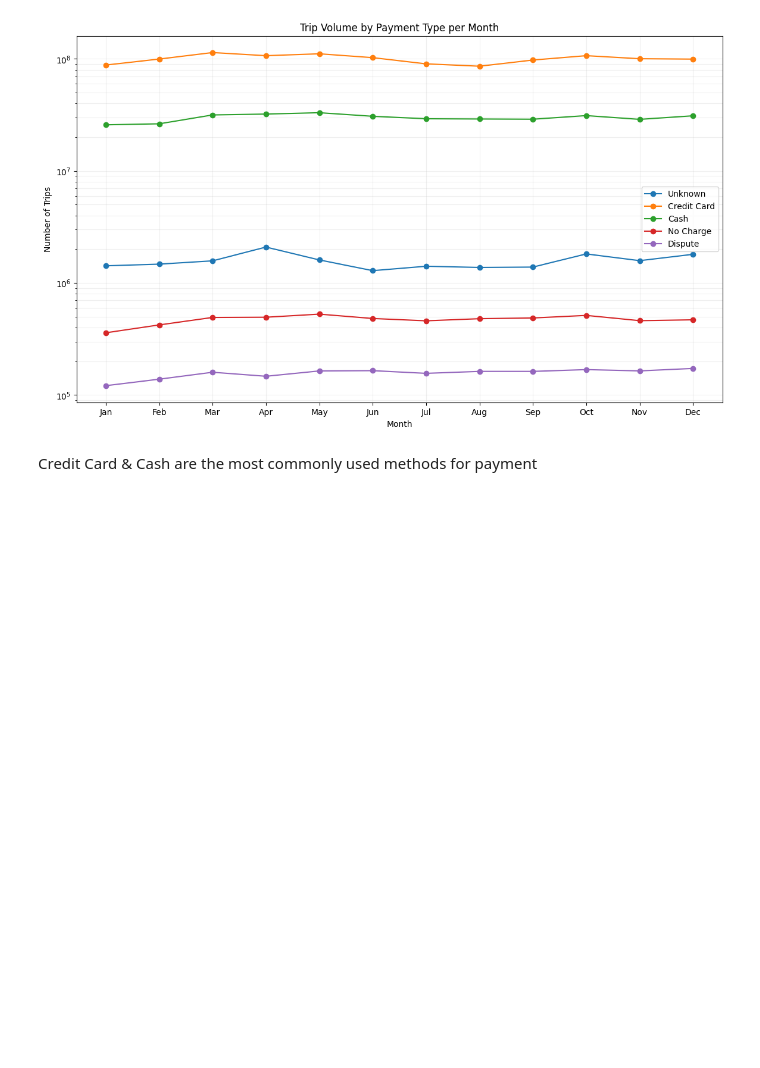
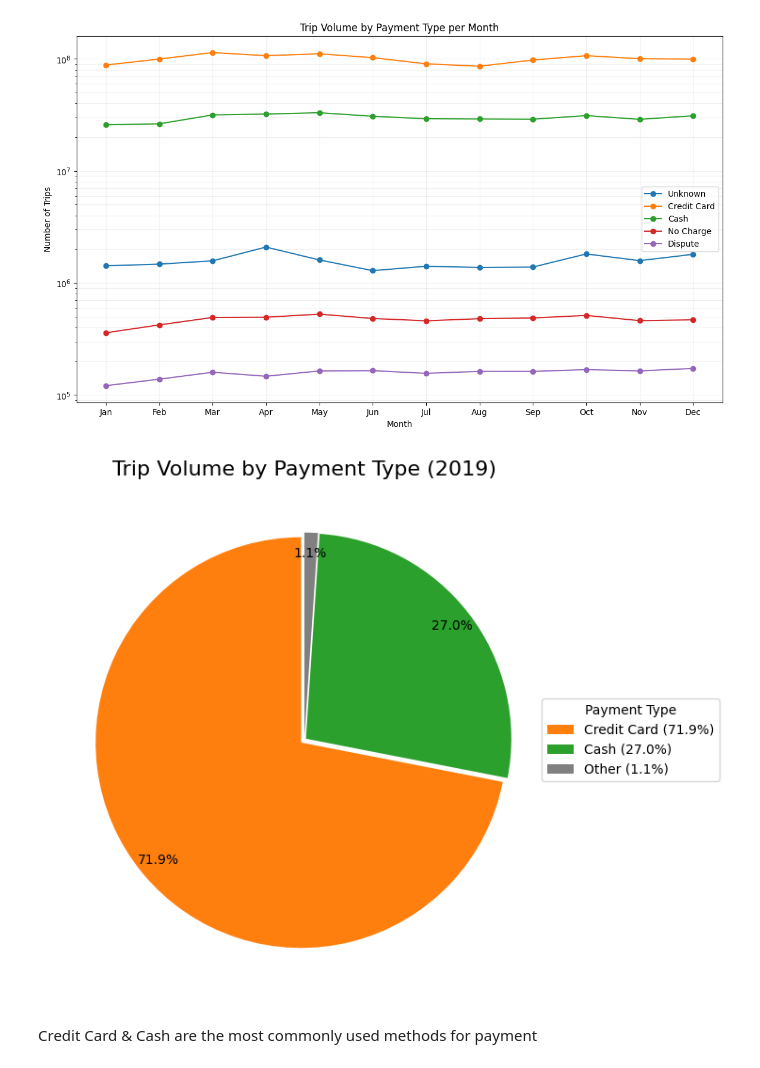
Before and after one commit to 24022356-max/2526-LTXLDL-finalsProject-AIT2006-4-1.1, a Jupyter notebook: src/visualize.ipynb, the cells around one changed output. Drawn from its saved outputs; the diff is of its cells as text; code cells hidden in the pictures; blank space fills up the shorter version.

```diff
--- a/src/visualize.ipynb
+++ b/src/visualize.ipynb
@@ -160,6 +170,54 @@ plt.grid(True, which='both', alpha=0.2)
 plt.show()
 # %% [output]
 [figure]
+# %%
+import pandas as pd
+import matplotlib.pyplot as plt
+
+df = pd.read_csv('../processed/kpi_monthly_payment_type_2019.csv')
+
+payment_map = {
+    1: 'Credit Card',
+    2: 'Cash',
+    3: 'Other',      # No Charge
+    4: 'Other',      # Dispute
+    0: 'Other'       # Unknown
+}
+df['label'] = df['payment_type'].map(payment_map)
+
+df_pie = df.groupby('label')['trip_pct'].sum().reset_index()
+df_pie = df_pie.sort_values(by='trip_pct', ascending=False)
+
+fig, ax = plt.subplots(figsize=(12, 6))
+
+colors = ['#FF7F0E', '#2CA02C', '#808080']
+wedges, texts, autotexts = ax.pie(
+    df_pie['trip_pct'],
+    labels=None,
+    autopct='%1.1f%%',
+    startangle=90,
+    colors=colors,
+    pctdistance=0.9,
+    explode=[0.02 if x == df_pie['trip_pct'].max() else 0.01 for x in df_pie['trip_pct']]
+)
+
+legend_labels = [f'{l} ({p:.1f}%)' for l, p in zip(df_pie['label'], df_pie['trip_pct'])]
+ax.legend(
+    wedges,
+    legend_labels,
+    title="Payment Type",
+    loc="center left",
+    bbox_to_anchor=(0.95, 0, 0.5, 1)
+)
+
+ax.set_title('Trip Volume by Payment Type (2019)', fontsize=16)
+
+plt.tight_layout()
+
+# plt.savefig('../figures/trip_payment_pie.png')
+plt.show()
+# %% [output]
+[figure, added]
 # %% [markdown]
 Credit Card & Cash are the most commonly used methods for payment
 # %% [markdown]
```
Also changed, not shown: parts of 3 cells of this notebook, 1 other file.
